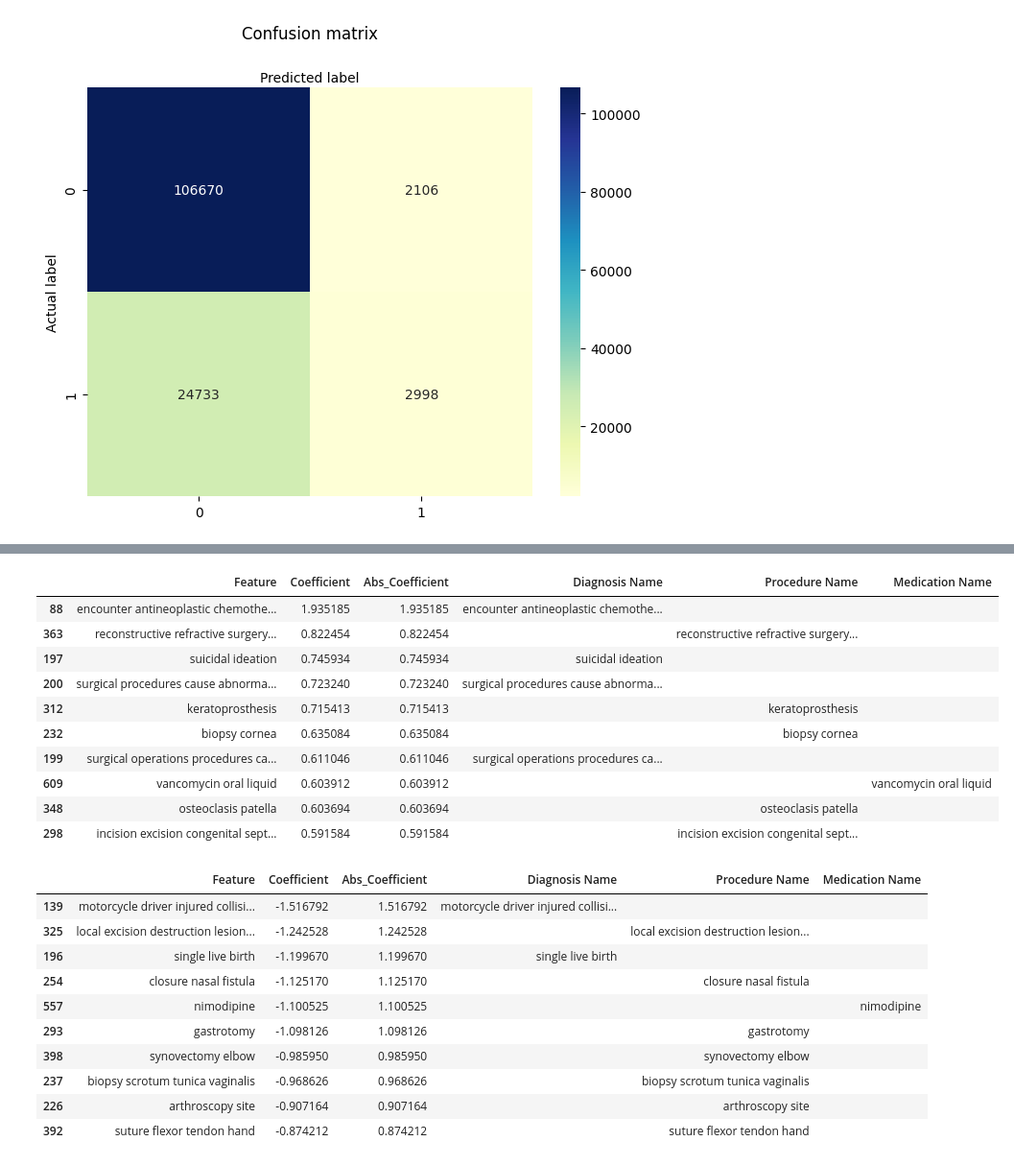
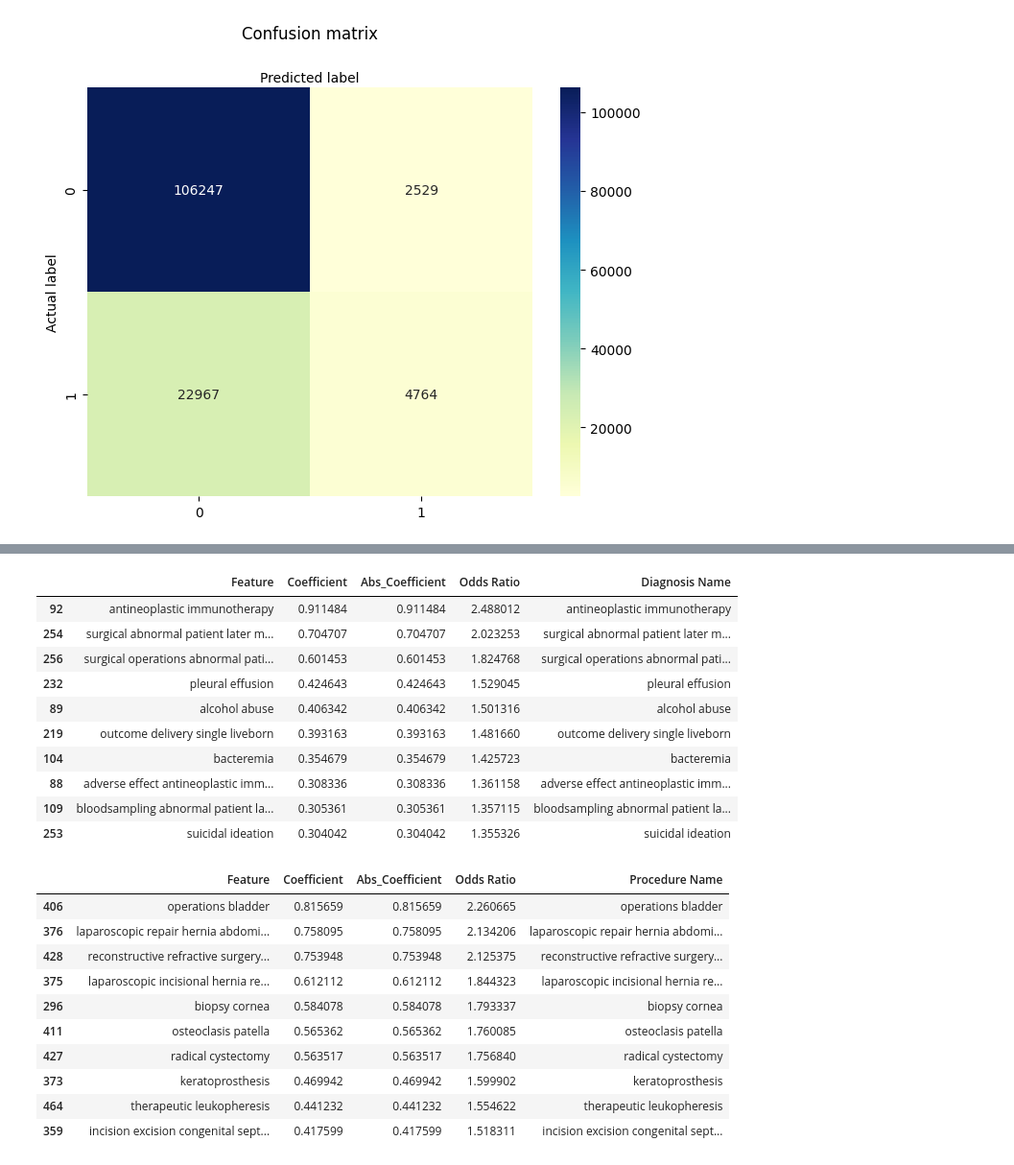
Before and after one commit to saaqib-m/patient-readmission, a Jupyter notebook: Patient-Readmission-LR-Notebook-v2.ipynb, the cells around one changed output, grey strips where cells are left out. Shown at 96% size. Drawn from its saved outputs; the diff is of its cells as text; code cells hidden in the pictures.

```diff
--- a/Patient-Readmission-LR-Notebook-v2.ipynb
+++ b/Patient-Readmission-LR-Notebook-v2.ipynb
@@ -121,7 +144,7 @@ See the caveats in the documentation: https://pandas.pydata.org/pandas-docs/stab
 # %%
 unique_diagnoses = df_admit_diagnosis_subset['diagnosis_clean'].dropna().unique()
 # %%
-def standardise_similar_entries(unique_values, threshold=85):
+def standardise_similar_entries(unique_values, threshold=80):
     standardisation_map = {}
     value_list = list(unique_values)
 
@@ -284,13 +327,11 @@ df_admit_diagnosis_grouped['readmission'] = df_admit_diagnosis_grouped['days_fro
 
 #df_admit_diagnosis_grouped[df_admit_diagnosis_grouped['subject_id'] == 10000032]
 # %%
-# label encode the text columns
+# one hot encode the text columns
 df_admit_diagnosis_encoded = df_admit_diagnosis_grouped.drop(columns= ['admittime','dischtime','last_dischtime','days_from_last',
                                                                        'admission_rank']) # drop irrelevant cols
 
 cols_to_encode = ['admission_type','admission_location','discharge_location','insurance','race','gender','marital_status']
-label_encoder = preprocessing.LabelEncoder()
-for col in cols_to_encode:
-    df_admit_diagnosis_encoded[col] = label_encoder.fit_transform(df_admit_diagnosis_encoded[col])
+df_admit_diagnosis_encoded = pd.get_dummies(df_admit_diagnosis_encoded, columns=cols_to_encode, drop_first=True,dtype=int)
 df_admit_diagnosis_encoded[df_admit_diagnosis_encoded['subject_id'] == 10000032]
 # %% [output]
@@ -474,7 +508,7 @@ y = df_full_dataset.readmission
 # %%
 X_train, X_test, y_train, y_test = train_test_split(X, y, test_size=0.25, random_state=42)
 # %%
-logreg = LogisticRegression(penalty= 'l1',solver='liblinear',  random_state=42, max_iter=1000)
+logreg = LogisticRegression(penalty= 'l1',solver='liblinear', class_weight='balanced', random_state=42, max_iter=1000)
 
 # fit the model with data
 logreg.fit(X_train, y_train)
@@ -530,6 +572,7 @@ coef_df = pd.DataFrame({
     'Feature': feature_names,
     'Coefficient': coef,
     'Abs_Coefficient': np.abs(coef),
+    'Odds Ratio': np.exp(coef),
     'Diagnosis Name': "",
     'Procedure Name': "",
     "Medication Name": ""
@@ -575,30 +601,35 @@ coef_df_abs.head(10)
 # %%
-coef_df_pstve = coef_df.sort_values(by='Coefficient', ascending=False)
-coef_df_pstve.head(10)
+coef_df_diagnosis = coef_df[['Feature','Coefficient','Abs_Coefficient','Odds Ratio','Diagnosis Name']].sort_values(by=['Odds Ratio','Diagnosis Name'], ascending=False)
+# Filter to keep only non-blank 'Diagnosis Name'
+coef_df_diagnosis = coef_df_diagnosis[coef_df_diagnosis['Diagnosis Name'].notna() & (coef_df_diagnosis['Diagnosis Name'] != '')]
+pd.set_option('max_colwidth', 400)
+coef_df_diagnosis.head(10)
 # %% [output]
-|  | Feature | Coefficient | Abs_Coefficient | Diagnosis Name | Procedure Name | Medication Name |
-| 88 | encounter antineoplastic chemothe... | 1.935185 | 1.935185 | encounter antineoplastic chemothe... |  |  |
-| 363 | reconstructive refractive surgery... | 0.822454 | 0.822454 |  | reconstructive refractive surgery... |  |
-| 197 | suicidal ideation | 0.745934 | 0.745934 | suicidal ideation |  |  |
-| 200 | surgical procedures cause abnorma... | 0.723240 | 0.723240 | surgical procedures cause abnorma... |  |  |
-| 312 | keratoprosthesis | 0.715413 | 0.715413 |  | keratoprosthesis |  |
-| 232 | biopsy cornea | 0.635084 | 0.635084 |  | biopsy cornea |  |
-| 199 | surgical operations procedures ca... | 0.611046 | 0.611046 | surgical operations procedures ca... |  |  |
-| 609 | vancomycin oral liquid | 0.603912 | 0.603912 |  |  | vancomycin oral liquid |
-| 348 | osteoclasis patella | 0.603694 | 0.603694 |  | osteoclasis patella |  |
-| 298 | incision excision congenital sept... | 0.591584 | 0.591584 |  | incision excision congenital sept... |  |
+|  | Feature | Coefficient | Abs_Coefficient | Odds Ratio | Diagnosis Name |
+| 92 | antineoplastic immunotherapy | 0.911484 | 0.911484 | 2.488012 | antineoplastic immunotherapy |
+| 254 | surgical abnormal patient later m... | 0.704707 | 0.704707 | 2.023253 | surgical abnormal patient later m... |
+| 256 | surgical operations abnormal pati... | 0.601453 | 0.601453 | 1.824768 | surgical operations abnormal pati... |
+| 232 | pleural effusion | 0.424643 | 0.424643 | 1.529045 | pleural effusion |
+| 89 | alcohol abuse | 0.406342 | 0.406342 | 1.501316 | alcohol abuse |
+| 219 | outcome delivery single liveborn | 0.393163 | 0.393163 | 1.481660 | outcome delivery single liveborn |
+| 104 | bacteremia | 0.354679 | 0.354679 | 1.425723 | bacteremia |
+| 88 | adverse effect antineoplastic imm... | 0.308336 | 0.308336 | 1.361158 | adverse effect antineoplastic imm... |
+| 109 | bloodsampling abnormal patient la... | 0.305361 | 0.305361 | 1.357115 | bloodsampling abnormal patient la... |
+| 253 | suicidal ideation | 0.304042 | 0.304042 | 1.355326 | suicidal ideation |
 # %%
-coef_df_ngtve = coef_df.sort_values(by='Coefficient', ascending=True)
-coef_df_ngtve.head(10)
+coef_df_proc = coef_df[['Feature','Coefficient','Abs_Coefficient','Odds Ratio','Procedure Name']].sort_values(by=['Odds Ratio','Procedure Name'], ascending=False)
+# Filter to keep only non-blank 'Procedure Name'
+coef_df_proc = coef_df_proc[coef_df_proc['Procedure Name'].notna() & (coef_df_proc['Procedure Name'] != '')]
+coef_df_proc.head(10)
 # %% [output]
-|  | Feature | Coefficient | Abs_Coefficient | Diagnosis Name | Procedure Name | Medication Name |
-| 139 | motorcycle driver injured collisi... | -1.516792 | 1.516792 | motorcycle driver injured collisi... |  |  |
-| 325 | local excision destruction lesion... | -1.242528 | 1.242528 |  | local excision destruction lesion... |  |
-| 196 | single live birth | -1.199670 | 1.199670 | single live birth |  |  |
-| 254 | closure nasal fistula | -1.125170 | 1.125170 |  | closure nasal fistula |  |
-| 557 | nimodipine | -1.100525 | 1.100525 |  |  | nimodipine |
-| 293 | gastrotomy | -1.098126 | 1.098126 |  | gastrotomy |  |
-| 398 | synovectomy elbow | -0.985950 | 0.985950 |  | synovectomy elbow |  |
-| 237 | biopsy scrotum tunica vaginalis | -0.968626 | 0.968626 |  | biopsy scrotum tunica vaginalis |  |
-| 226 | arthroscopy site | -0.907164 | 0.907164 |  | arthroscopy site |  |
-| 392 | suture flexor tendon hand | -0.874212 | 0.874212 |  | suture flexor tendon hand |  |
+|  | Feature | Coefficient | Abs_Coefficient | Odds Ratio | Procedure Name |
+| 406 | operations bladder | 0.815659 | 0.815659 | 2.260665 | operations bladder |
+| 376 | laparoscopic repair hernia abdomi... | 0.758095 | 0.758095 | 2.134206 | laparoscopic repair hernia abdomi... |
+| 428 | reconstructive refractive surgery... | 0.753948 | 0.753948 | 2.125375 | reconstructive refractive surgery... |
+| 375 | laparoscopic incisional hernia re... | 0.612112 | 0.612112 | 1.844323 | laparoscopic incisional hernia re... |
+| 296 | biopsy cornea | 0.584078 | 0.584078 | 1.793337 | biopsy cornea |
+| 411 | osteoclasis patella | 0.565362 | 0.565362 | 1.760085 | osteoclasis patella |
+| 427 | radical cystectomy | 0.563517 | 0.563517 | 1.756840 | radical cystectomy |
+| 373 | keratoprosthesis | 0.469942 | 0.469942 | 1.599902 | keratoprosthesis |
+| 464 | therapeutic leukopheresis | 0.441232 | 0.441232 | 1.554622 | therapeutic leukopheresis |
+| 359 | incision excision congenital sept... | 0.417599 | 0.417599 | 1.518311 | incision excision congenital sept... |
```
Also changed, not shown: parts of 26 cells of this notebook.
